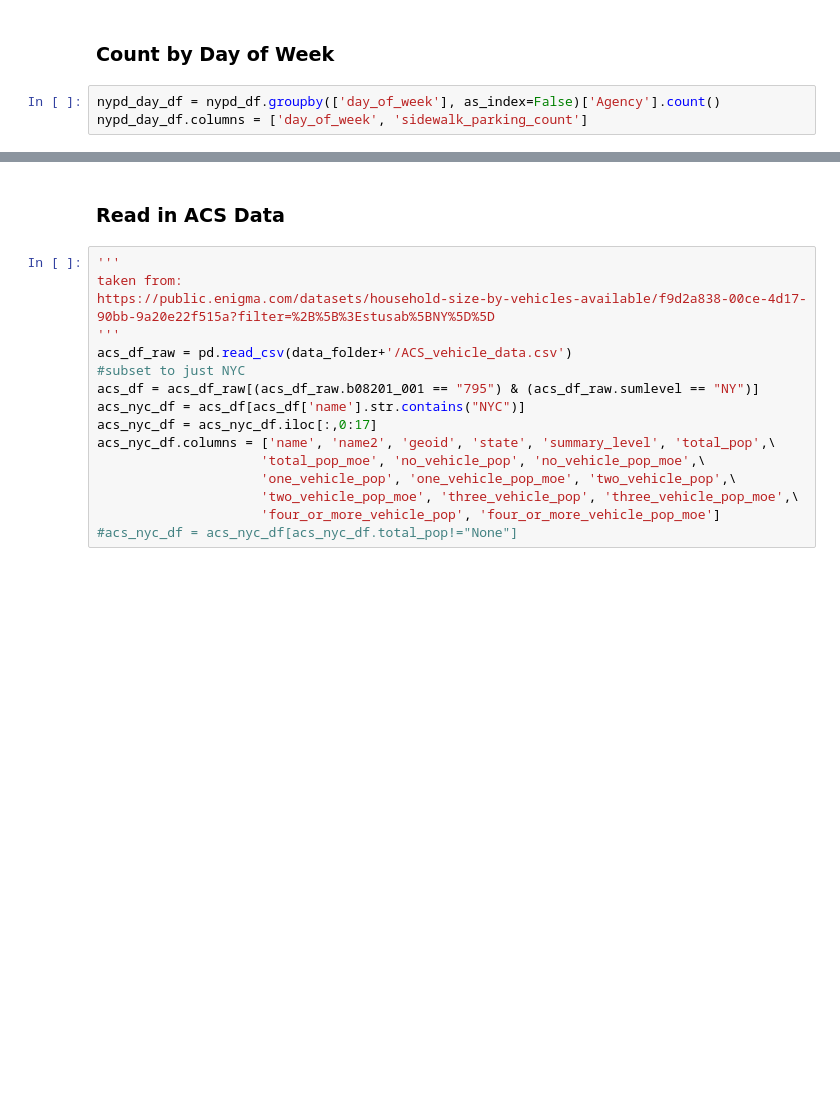
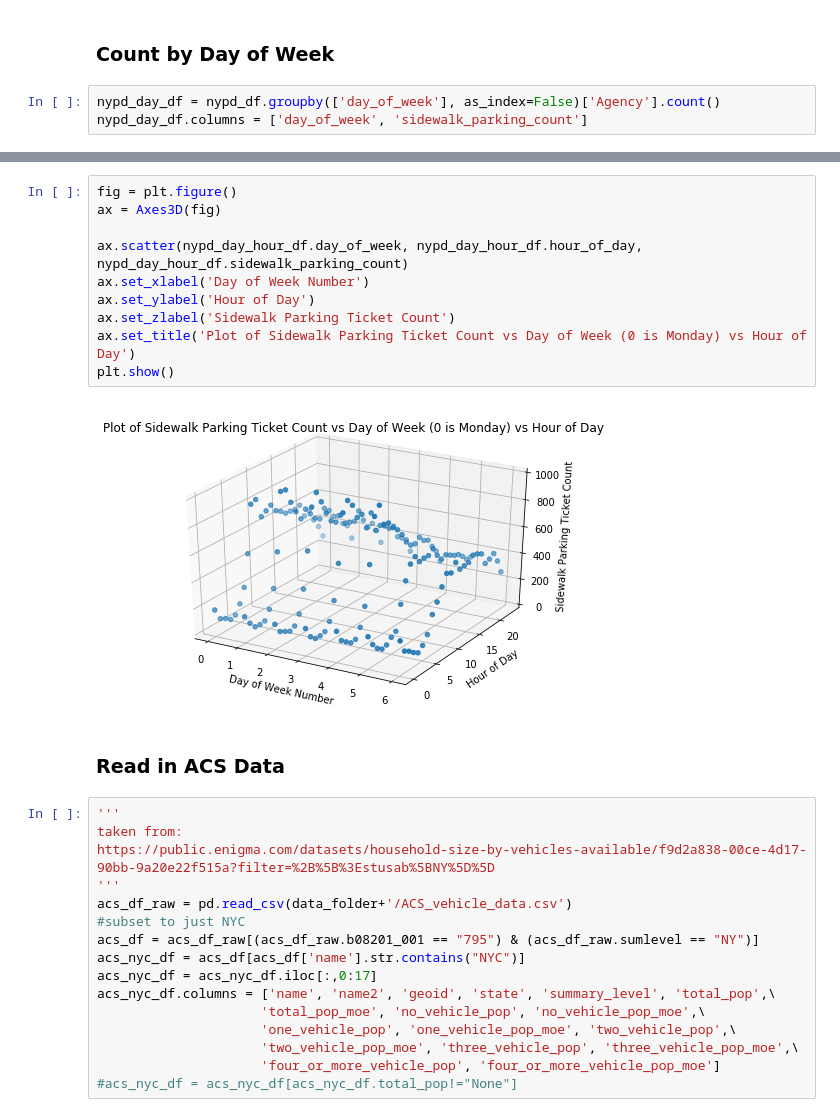
Before and after one commit to gperrin12/nypd_illegal_parking_tickets, a Jupyter notebook: NYPD_illegal_parking_062017.ipynb, the cells around one changed output, grey strips where cells are left out. Cells and saved outputs as stored; diff of their text form; blank space fills up the shorter version.

```diff
--- a/NYPD_illegal_parking_062017.ipynb
+++ b/NYPD_illegal_parking_062017.ipynb
@@ -109,3 +121,15 @@ plt.title('Plot of Sidewalk Parking Ticket Count vs Day of Week (0 is Sunday)')
+# %%
+fig = plt.figure()
+ax = Axes3D(fig)
+
+ax.scatter(nypd_day_hour_df.day_of_week, nypd_day_hour_df.hour_of_day, nypd_day_hour_df.sidewalk_parking_count)
+ax.set_xlabel('Day of Week Number')
+ax.set_ylabel('Hour of Day')
+ax.set_zlabel('Sidewalk Parking Ticket Count')
+ax.set_title('Plot of Sidewalk Parking Ticket Count vs Day of Week (0 is Monday) vs Hour of Day')
+plt.show()
+# %% [output]
+[figure, added]
 # %% [markdown]
 ### Read in ACS Data
 # %%
```
Also changed, not shown: parts of 26 cells of this notebook.
